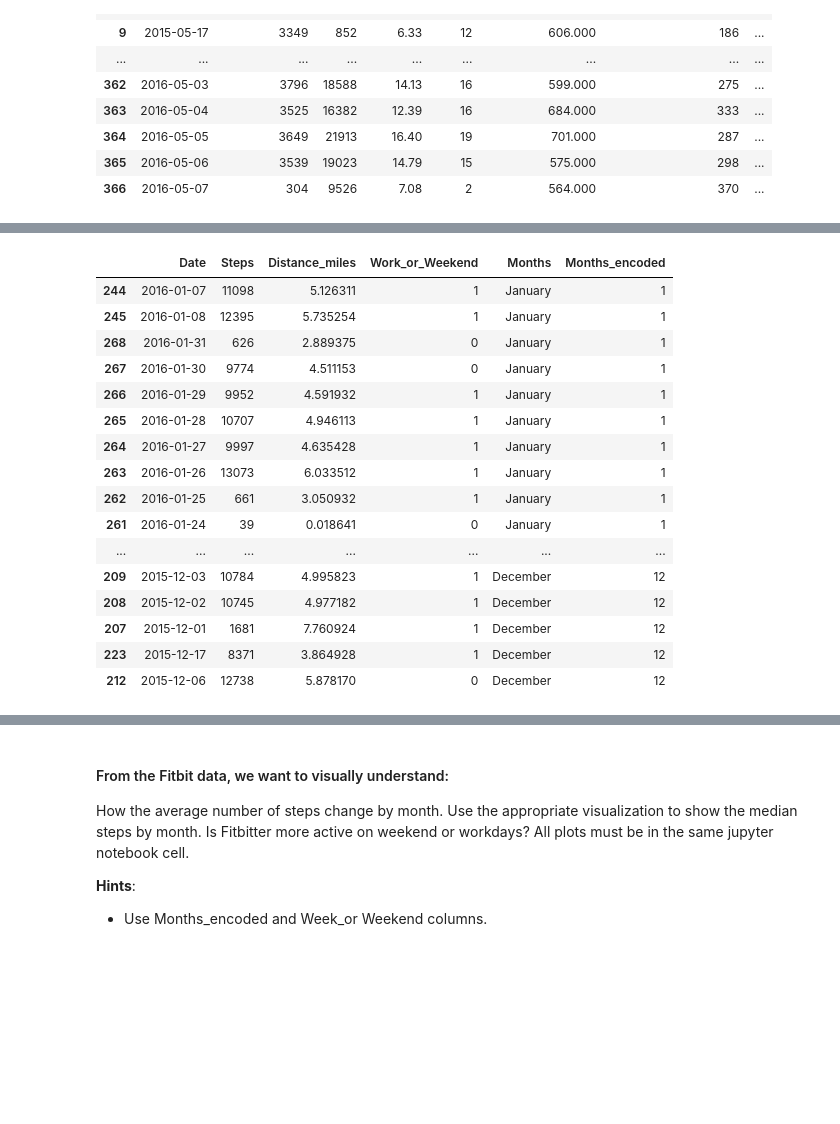
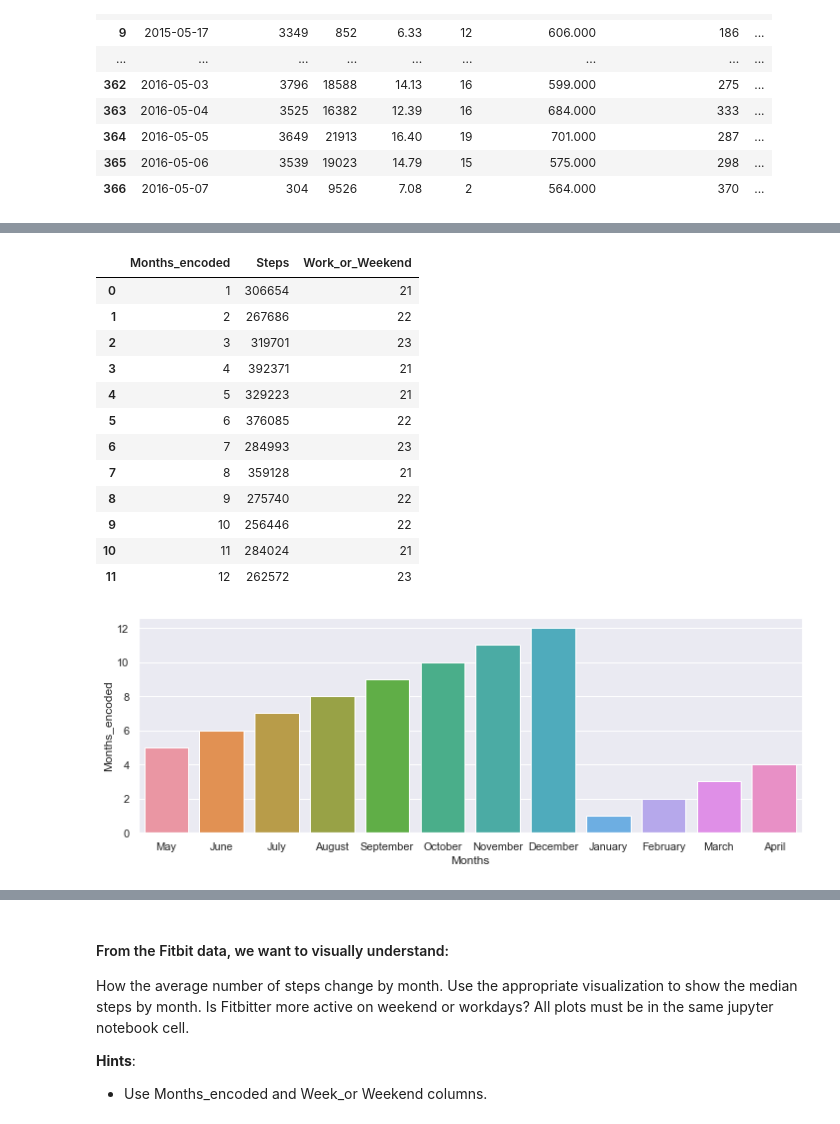
Before and after one commit to Fvperez1/dataptmad0522_labs, a Jupyter notebook: module-2/matplotlib-seaborn/your-code/Matplotlib & Seaborn.ipynb, the cells around one changed output, grey strips where cells are left out. Drawn from its saved outputs; the diff is of its cells as text; code cells hidden in the pictures; blank space fills up the shorter version.

```diff
--- a/module-2/matplotlib-seaborn/your-code/Matplotlib & Seaborn.ipynb
+++ b/module-2/matplotlib-seaborn/your-code/Matplotlib & Seaborn.ipynb
@@ -244,4 +296,4 @@ fitbit
 # %%
-fitbit2 = fitbit[['Date', 'Steps','Distance_miles','Work_or_Weekend','Months','Months_encoded']]
+fitbit2 = fitbit[['Steps','Months','Months_encoded', 'Work_or_Weekend']]
 fitbit2
 # %% [output]
@@ -265,21 +361,24 @@ fitbit2
 # %%
-fitbit3 = fitbit2.sort_values(by=['Months_encoded'])
+fitbit3 = fitbit2.groupby(by=['Months_encoded'],as_index=False).sum()
 fitbit3
 # %% [output]
-|  | Date | Steps | Distance_miles | Work_or_Weekend | Months | Months_encoded |
-| 244 | 2016-01-07 | 11098 | 5.126311 | 1 | January | 1 |
-| 245 | 2016-01-08 | 12395 | 5.735254 | 1 | January | 1 |
-| 268 | 2016-01-31 | 626 | 2.889375 | 0 | January | 1 |
-| 267 | 2016-01-30 | 9774 | 4.511153 | 0 | January | 1 |
-| 266 | 2016-01-29 | 9952 | 4.591932 | 1 | January | 1 |
-| 265 | 2016-01-28 | 10707 | 4.946113 | 1 | January | 1 |
-| 264 | 2016-01-27 | 9997 | 4.635428 | 1 | January | 1 |
-| 263 | 2016-01-26 | 13073 | 6.033512 | 1 | January | 1 |
-| 262 | 2016-01-25 | 661 | 3.050932 | 1 | January | 1 |
-| 261 | 2016-01-24 | 39 | 0.018641 | 0 | January | 1 |
-| ... | ... | ... | ... | ... | ... | ... |
-| 209 | 2015-12-03 | 10784 | 4.995823 | 1 | December | 12 |
-| 208 | 2015-12-02 | 10745 | 4.977182 | 1 | December | 12 |
-| 207 | 2015-12-01 | 1681 | 7.760924 | 1 | December | 12 |
-| 223 | 2015-12-17 | 8371 | 3.864928 | 1 | December | 12 |
-| 212 | 2015-12-06 | 12738 | 5.878170 | 0 | December | 12 |
+|  | Months_encoded | Steps | Work_or_Weekend |
+| 0 | 1 | 306654 | 21 |
+| 1 | 2 | 267686 | 22 |
+| 2 | 3 | 319701 | 23 |
+| 3 | 4 | 392371 | 21 |
+| 4 | 5 | 329223 | 21 |
+| 5 | 6 | 376085 | 22 |
+| 6 | 7 | 284993 | 23 |
+| 7 | 8 | 359128 | 21 |
+| 8 | 9 | 275740 | 22 |
+| 9 | 10 | 256446 | 22 |
+| 10 | 11 | 284024 | 21 |
+| 11 | 12 | 262572 | 23 |
+# %%
+fitbit3['Months_encoded'].median()
+fig, ax = plt.subplots(ncols=1, nrows=1, figsize=(12,4))
+ax = sns.barplot(data=fitbit, x='Months', y='Months_encoded')
+plt.sca(ax)
+# %% [output]
+[figure, added]
```
Also changed, not shown: parts of 18 cells of this notebook.
